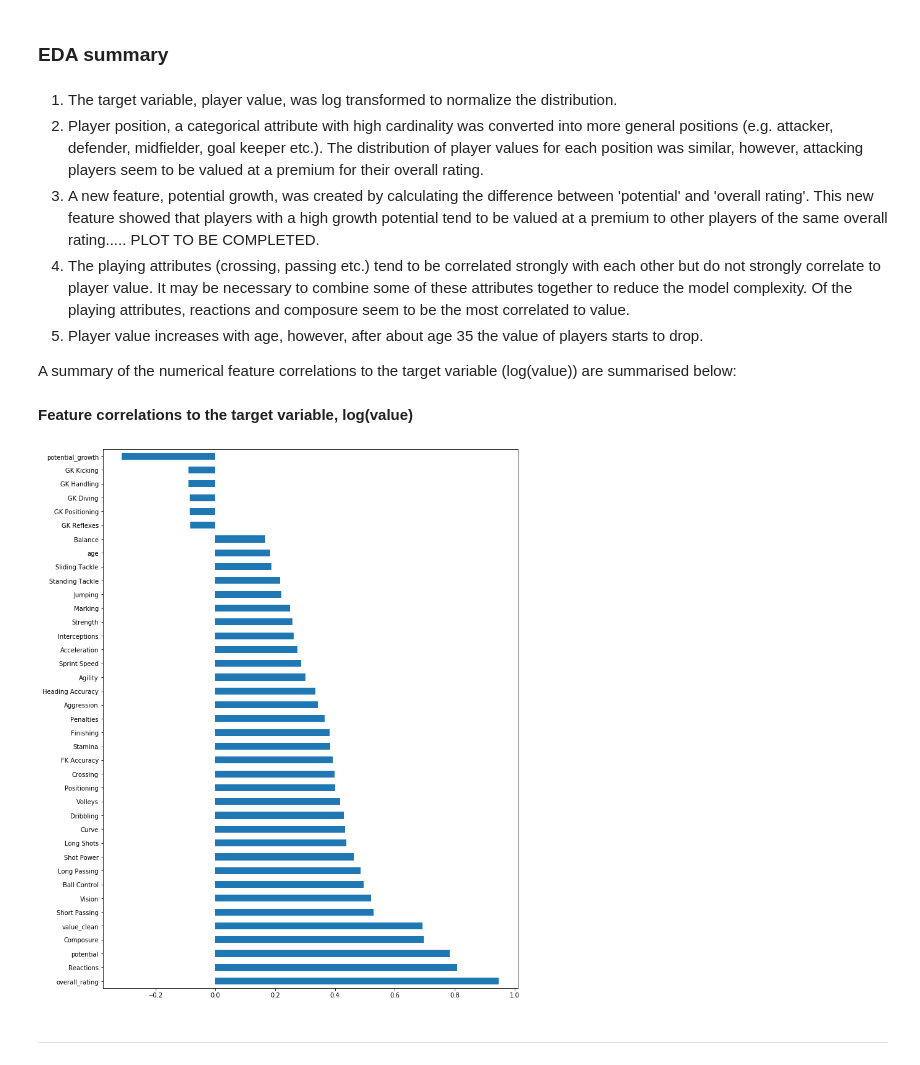
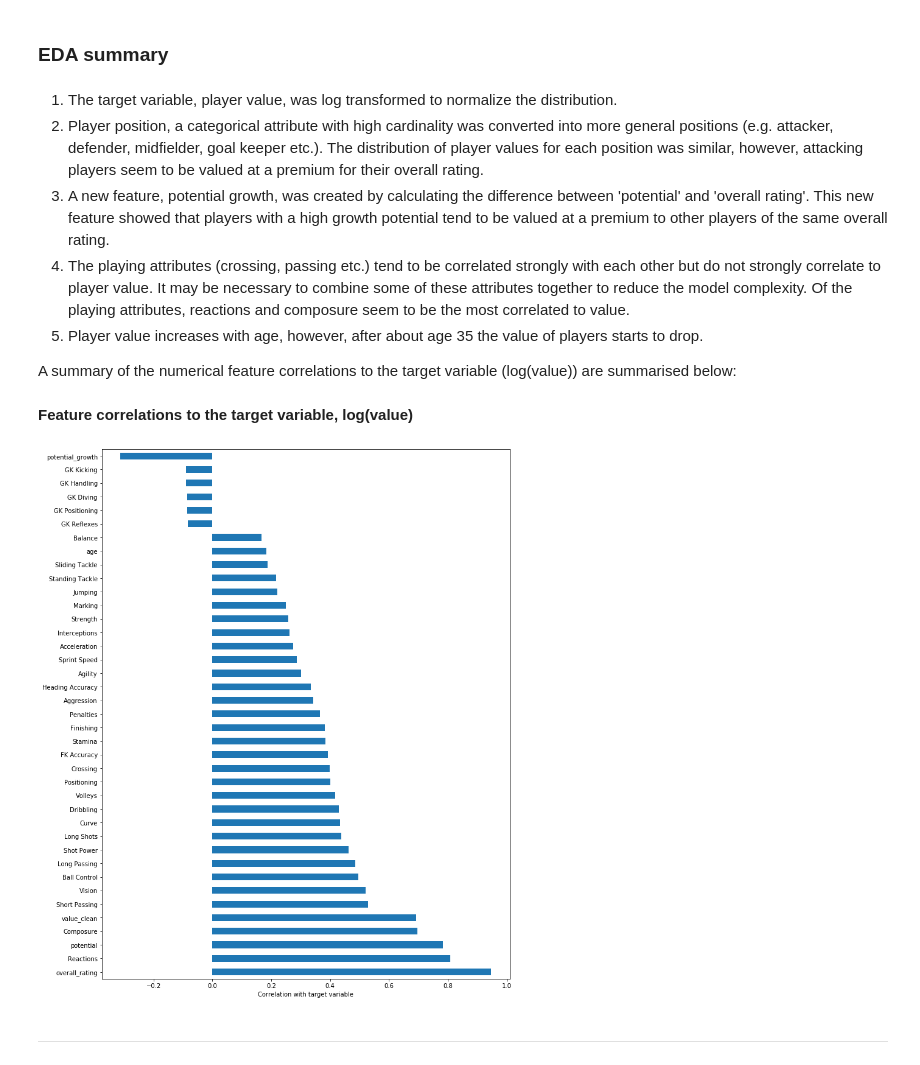
Before and after one commit to julian-west/sofifa-analysis, a Jupyter notebook: predicting player value.ipynb, the cells around one changed output. Saved outputs shown, nothing was run; the diff lists cells and outputs as text; code cells hidden in the pictures.

```diff
--- a/predicting player value.ipynb
+++ b/predicting player value.ipynb
@@ -465,7 +467,7 @@ Overall rating is highly correlated with log value with an R2 of 0.89 and is lik
 # %% [markdown]
 1. The target variable, player value, was log transformed to normalize the distribution.
 2. Player position, a categorical attribute with high cardinality was converted into more general positions (e.g. attacker, defender, midfielder, goal keeper etc.). The distribution of player values for each position was similar, however, attacking players seem to be valued at a premium for their overall rating.
-3. A new feature, potential growth, was created by calculating the difference between 'potential' and 'overall rating'. This new feature showed that players with a high growth potential tend to be valued at a premium to other players of the same overall rating..... PLOT TO BE COMPLETED.
+3. A new feature, potential growth, was created by calculating the difference between 'potential' and 'overall rating'. This new feature showed that players with a high growth potential tend to be valued at a premium to other players of the same overall rating.
 4. The playing attributes (crossing, passing etc.) tend to be correlated strongly with each other but do not strongly correlate to player value. It may be necessary to combine some of these attributes together to reduce the model complexity. Of the playing attributes, reactions and composure seem to be the most correlated to value.
 5. Player value increases with age, however, after about age 35 the value of players starts to drop.
 
@@ -473,11 +475,12 @@ A summary of the numerical feature correlations to the target variable (log(valu
 # %%
 #correlation between each feature and the target variable (value_clean_log)
 display(HTML("<b>Feature correlations to the target variable, log(value)</b>"))
 df.corr()['value_clean_log'].sort_values(ascending=False).iloc[1:].plot(kind='barh',figsize=(12,16))
+plt.xlabel("Correlation with target variable")
 plt.show()
 # %% [output]
 Feature correlations to the target variable, log(value)
-[figure, old version]
+[figure, new version]
 # %% [markdown]
 ------------------------
 # %% [markdown]
```
Also changed, not shown: parts of 17 cells of this notebook, 2 other files.
